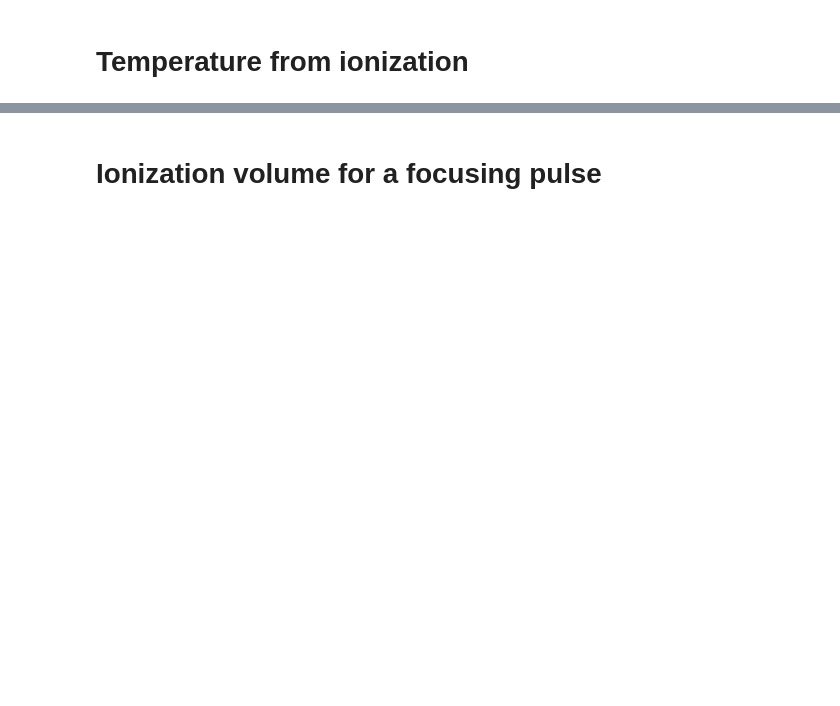
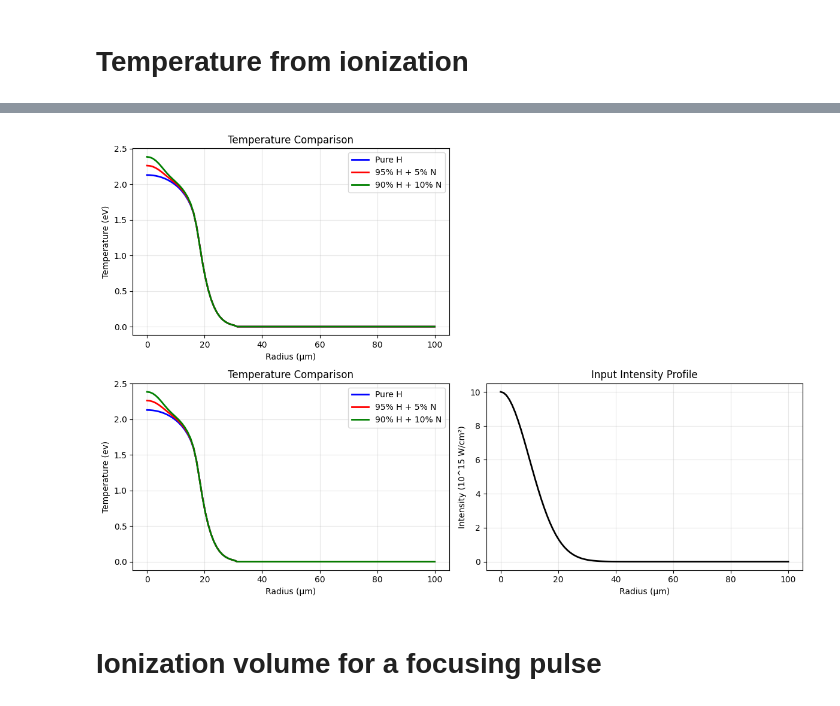
Before and after one commit to chequp-org/chequp, a Jupyter notebook: initial_condition/Plasma_heating.ipynb, the cells around one changed output, grey strips where cells are left out. Saved outputs shown, nothing was run; the diff lists cells and outputs as text; code cells hidden in the pictures; blank space fills up the shorter version.

```diff
--- a/initial_condition/Plasma_heating.ipynb
+++ b/initial_condition/Plasma_heating.ipynb
@@ -315,41 +171,45 @@ plt.figure(figsize=(12, 8))
 
 plt.subplot(221)
 for pops, label, color in concentrations:
-    all_pops, T_eV = process_intensity_array_multispecies(intensity_loaded, lambd, tau, ell, pops)
+    all_pops, T_eV = process_intensity_array_multispecies(intensity_loaded, lambd, tau, ell,
+        adk_prefactors, adk_powers, adk_exp_prefactors, source_indices, target_indices, charges, pops)
     plt.plot(r_1d*1e6, T_eV, color=color, linewidth=2, label=label)
 
 plt.xlabel('Radius (μm)')
 plt.ylabel('Temperature (eV)')
 plt.title('Temperature Comparison')
 plt.legend()
 plt.grid(True, alpha=0.3)
 
 # Plot temperature in log scale
 plt.subplot(223)
 for pops, label, color in concentrations:
-    all_pops, T_eV = process_intensity_array_multispecies(intensity_loaded, lambd, tau, ell, pops)
+    all_pops, T_eV = process_intensity_array_multispecies(intensity_loaded, lambd, tau, ell,
+        adk_prefactors, adk_powers, adk_exp_prefactors, source_indices, target_indices, charges, pops)
     plt.plot(r_1d*1e6, T_eV, color=color, linewidth=2, label=label)
 
 plt.xlabel('Radius (μm)')
 plt.ylabel('Temperature (ev)')
 plt.title('Temperature Comparison')
 plt.legend()
 plt.grid(True, alpha=0.3)
 
 # Plot intensity profile for reference
 plt.subplot(224)
 plt.plot(r_1d*1e6, intensity_loaded/1000 * 1e-15, 'k-', linewidth=2)
 plt.xlabel('Radius (μm)')
 plt.ylabel('Intensity (10^15 W/cm²)')
 plt.title('Input Intensity Profile')
 plt.grid(True, alpha=0.3)
 
 plt.tight_layout()
 plt.show()
 
 # Clean up
 import os
 os.remove('sample_intensity_hn.txt')
+# %% [output]
+[figure, added]
 # %% [markdown]
 # Ionization volume for a focusing pulse
 # %%
```
Also changed, not shown: parts of 5 cells of this notebook, 1 other file.
